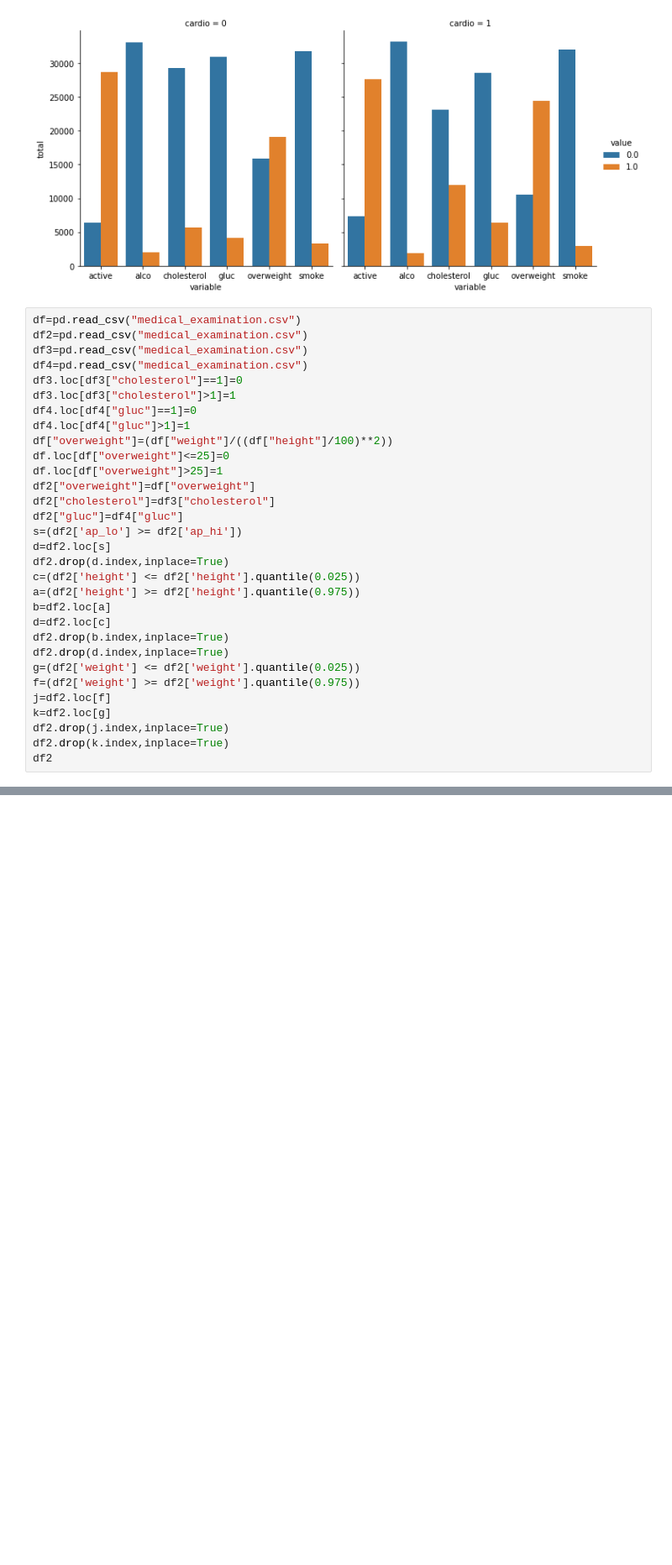
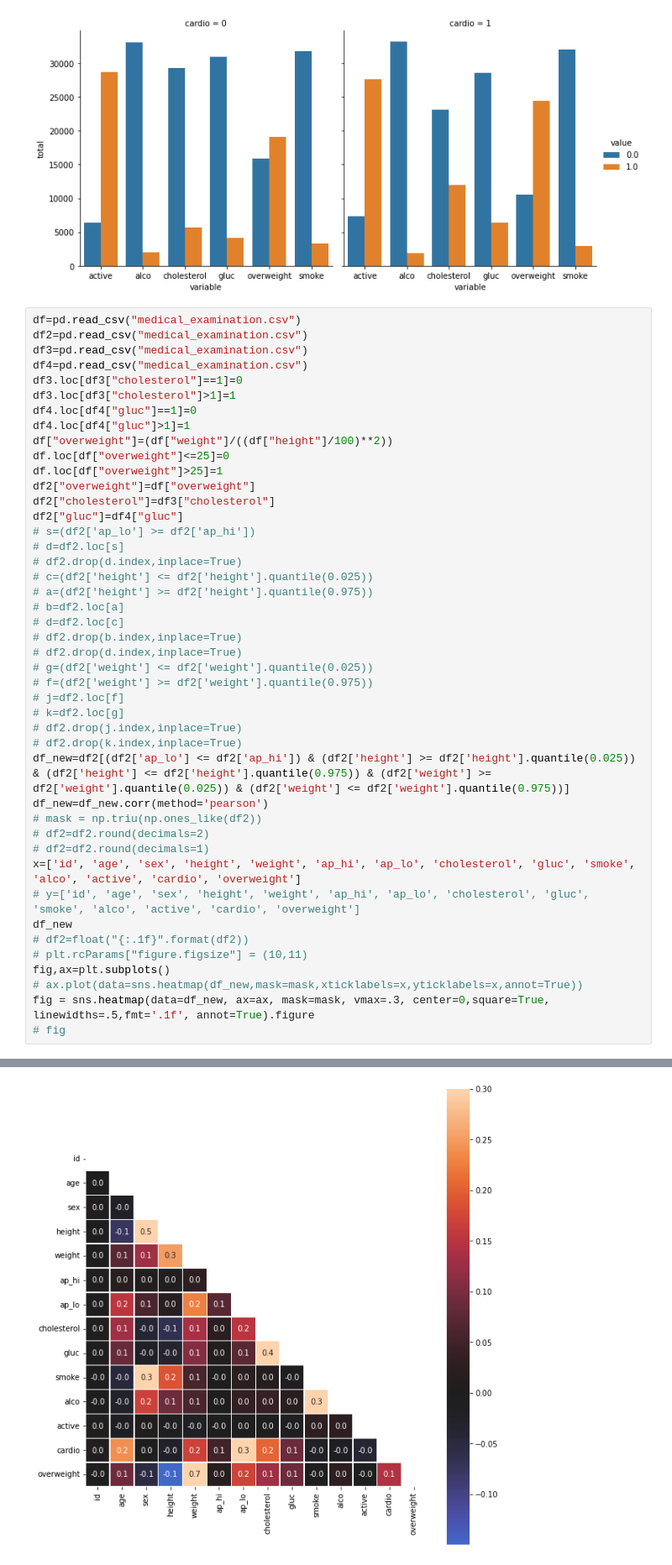
Before and after one commit to Batman2002/boilerplate-medical-data-visualizer-1, a Jupyter notebook: boilerplate_medical_data_visualizer.ipynb, the cells around one changed output, grey strips where cells are left out. Shown at 84% size. Cells and saved outputs as stored; diff of their text form; blank space fills up the shorter version.

```diff
--- a/boilerplate_medical_data_visualizer.ipynb
+++ b/boilerplate_medical_data_visualizer.ipynb
@@ -77,20 +77,33 @@ df.loc[df["overweight"]>25]=1
 df2["overweight"]=df["overweight"]
 df2["cholesterol"]=df3["cholesterol"]
 df2["gluc"]=df4["gluc"]
-s=(df2['ap_lo'] >= df2['ap_hi'])
-d=df2.loc[s]
-df2.drop(d.index,inplace=True)
-c=(df2['height'] <= df2['height'].quantile(0.025))
-a=(df2['height'] >= df2['height'].quantile(0.975))
-b=df2.loc[a]
-d=df2.loc[c]
-df2.drop(b.index,inplace=True)
-df2.drop(d.index,inplace=True)
-g=(df2['weight'] <= df2['weight'].quantile(0.025))
-f=(df2['weight'] >= df2['weight'].quantile(0.975))
-j=df2.loc[f]
-k=df2.loc[g]
-df2.drop(j.index,inplace=True)
-df2.drop(k.index,inplace=True)
-df2
+# s=(df2['ap_lo'] >= df2['ap_hi'])
+# d=df2.loc[s]
+# df2.drop(d.index,inplace=True)
+# c=(df2['height'] <= df2['height'].quantile(0.025))
+# a=(df2['height'] >= df2['height'].quantile(0.975))
+# b=df2.loc[a]
+# d=df2.loc[c]
+# df2.drop(b.index,inplace=True)
+# df2.drop(d.index,inplace=True)
+# g=(df2['weight'] <= df2['weight'].quantile(0.025))
+# f=(df2['weight'] >= df2['weight'].quantile(0.975))
+# j=df2.loc[f]
+# k=df2.loc[g]
+# df2.drop(j.index,inplace=True)
+# df2.drop(k.index,inplace=True)
+df_new=df2[(df2['ap_lo'] <= df2['ap_hi']) & (df2['height'] >= df2['height'].quantile(0.025)) & (df2['height'] <= df2['height'].quantile(0.975)) & (df2['weight'] >= df2['weight'].quantile(0.025)) & (df2['weight'] <= df2['weight'].quantile(0.975))]
+df_new=df_new.corr(method='pearson')
+# mask = np.triu(np.ones_like(df2))
+# df2=df2.round(decimals=2)
+# df2=df2.round(decimals=1)
+x=['id', 'age', 'sex', 'height', 'weight', 'ap_hi', 'ap_lo', 'cholesterol', 'gluc', 'smoke', 'alco', 'active', 'cardio', 'overweight']
+# y=['id', 'age', 'sex', 'height', 'weight', 'ap_hi', 'ap_lo', 'cholesterol', 'gluc', 'smoke', 'alco', 'active', 'cardio', 'overweight']
+df_new
+# df2=float("{:.1f}".format(df2))
+# plt.rcParams["figure.figsize"] = (10,11)
+fig,ax=plt.subplots()
+# ax.plot(data=sns.heatmap(df_new,mask=mask,xticklabels=x,yticklabels=x,annot=True))
+fig = sns.heatmap(data=df_new, ax=ax, mask=mask, vmax=.3, center=0,square=True, linewidths=.5,fmt='.1f', annot=True).figure
+# fig
 # %% [output]
@@ -109,0 +110 @@ df2
+[figure, added]
```
Also changed, not shown: parts of 1 cell of this notebook.
